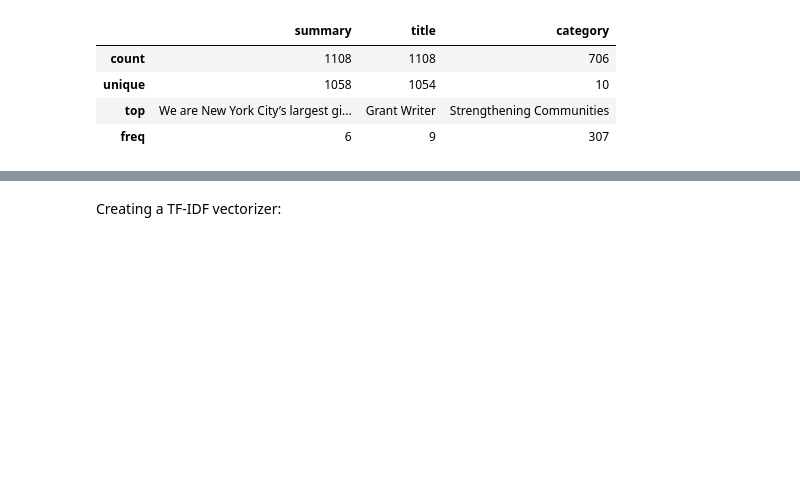
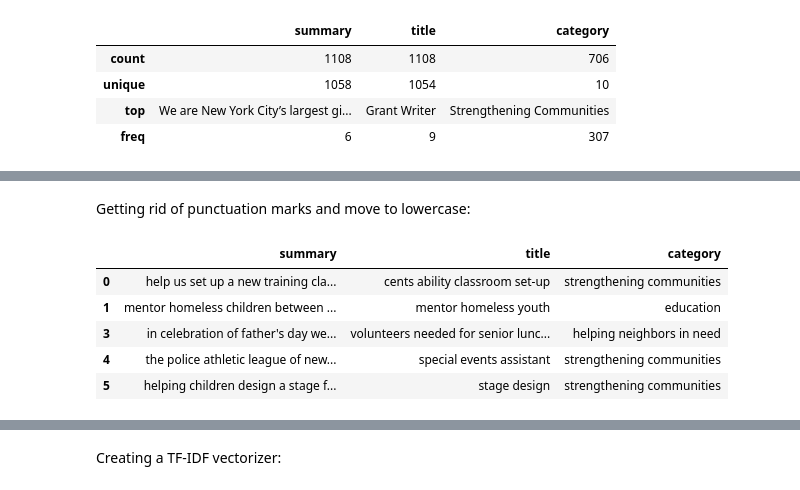
Before and after one commit to kipodd/itc-hackathon-2020, a Jupyter notebook: server/text_sum/Matan_temp_notebook.ipynb, the cells around one changed output, grey strips where cells are left out. Cells and saved outputs as stored; diff of their text form; code cells hidden in the pictures; blank space fills up the shorter version.

```diff
--- a/server/text_sum/Matan_temp_notebook.ipynb
+++ b/server/text_sum/Matan_temp_notebook.ipynb
@@ -34,0 +48,2 @@ df.describe()
+# %% [markdown]
+Getting rid of punctuation marks and move to lowercase:
@@ -34,0 +61,9 @@ df.describe()
+# %%
+df.head()
+# %% [output]
+|  | summary | title | category |
+| 0 | help us set up a new training cla... | cents ability classroom set-up | strengthening communities |
+| 1 | mentor homeless children between ... | mentor homeless youth | education |
+| 3 | in celebration of father's day we... | volunteers needed for senior lunc... | helping neighbors in need |
+| 4 | the police athletic league of new... | special events assistant | strengthening communities |
+| 5 | helping children design a stage f... | stage design | strengthening communities |
```
Also changed, not shown: parts of 46 cells of this notebook, 2 other files.
